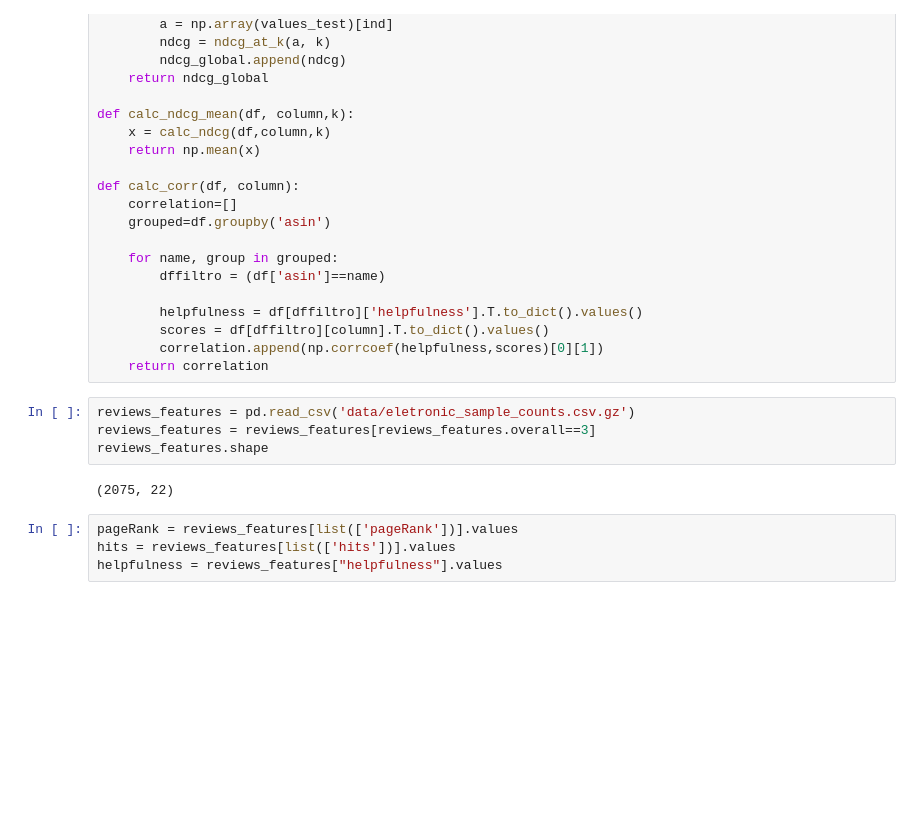
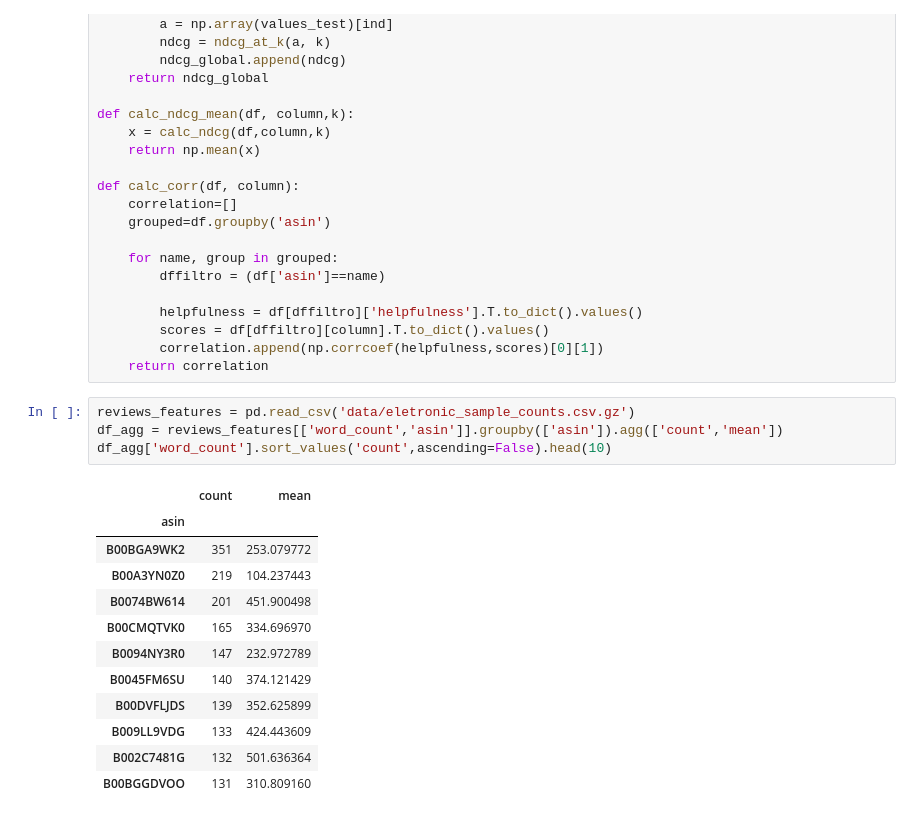
Before and after one commit to vwoloszyn/MRR, a Jupyter notebook: PR_HS_LEN_Assessment.ipynb, the cells around one changed output. Saved outputs shown, nothing was run; the diff lists cells and outputs as text; blank space fills up the shorter version.

```diff
--- a/PR_HS_LEN_Assessment.ipynb
+++ b/PR_HS_LEN_Assessment.ipynb
@@ -140,13 +141,20 @@ def calc_corr(df, column):
         scores = df[dffiltro][column].T.to_dict().values()
         correlation.append(np.corrcoef(helpfulness,scores)[0][1])
     return correlation
-# %%
-reviews_features = pd.read_csv('data/eletronic_sample_counts.csv.gz')
-reviews_features = reviews_features[reviews_features.overall==3]
-reviews_features.shape
-# %% [output]
-(2075, 22)
-# %%
-pageRank = reviews_features[list(['pageRank'])].values
-hits = reviews_features[list(['hits'])].values
-helpfulness = reviews_features["helpfulness"].values
+# %%
+reviews_features = pd.read_csv('data/eletronic_sample_counts.csv.gz')
+df_agg = reviews_features[['word_count','asin']].groupby(['asin']).agg(['count','mean'])
+df_agg['word_count'].sort_values('count',ascending=False).head(10)
+# %% [output]
+|  | count | mean |
+| asin |  |  |
+| B00BGA9WK2 | 351 | 253.079772 |
+| B00A3YN0Z0 | 219 | 104.237443 |
+| B0074BW614 | 201 | 451.900498 |
+| B00CMQTVK0 | 165 | 334.696970 |
+| B0094NY3R0 | 147 | 232.972789 |
+| B0045FM6SU | 140 | 374.121429 |
+| B00DVFLJDS | 139 | 352.625899 |
+| B009LL9VDG | 133 | 424.443609 |
+| B002C7481G | 132 | 501.636364 |
+| B00BGGDVOO | 131 | 310.809160 |
```
Also changed, not shown: parts of 4 cells of this notebook.
